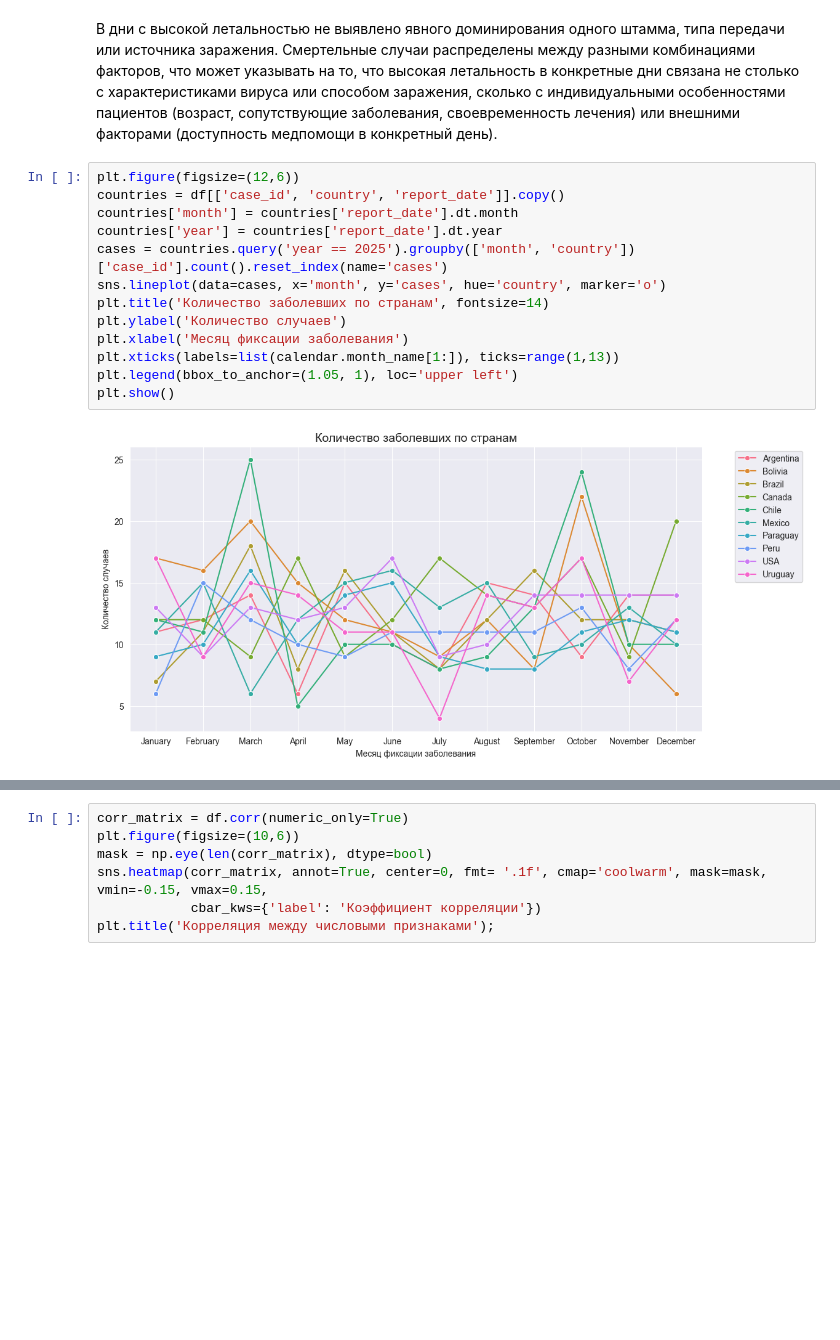
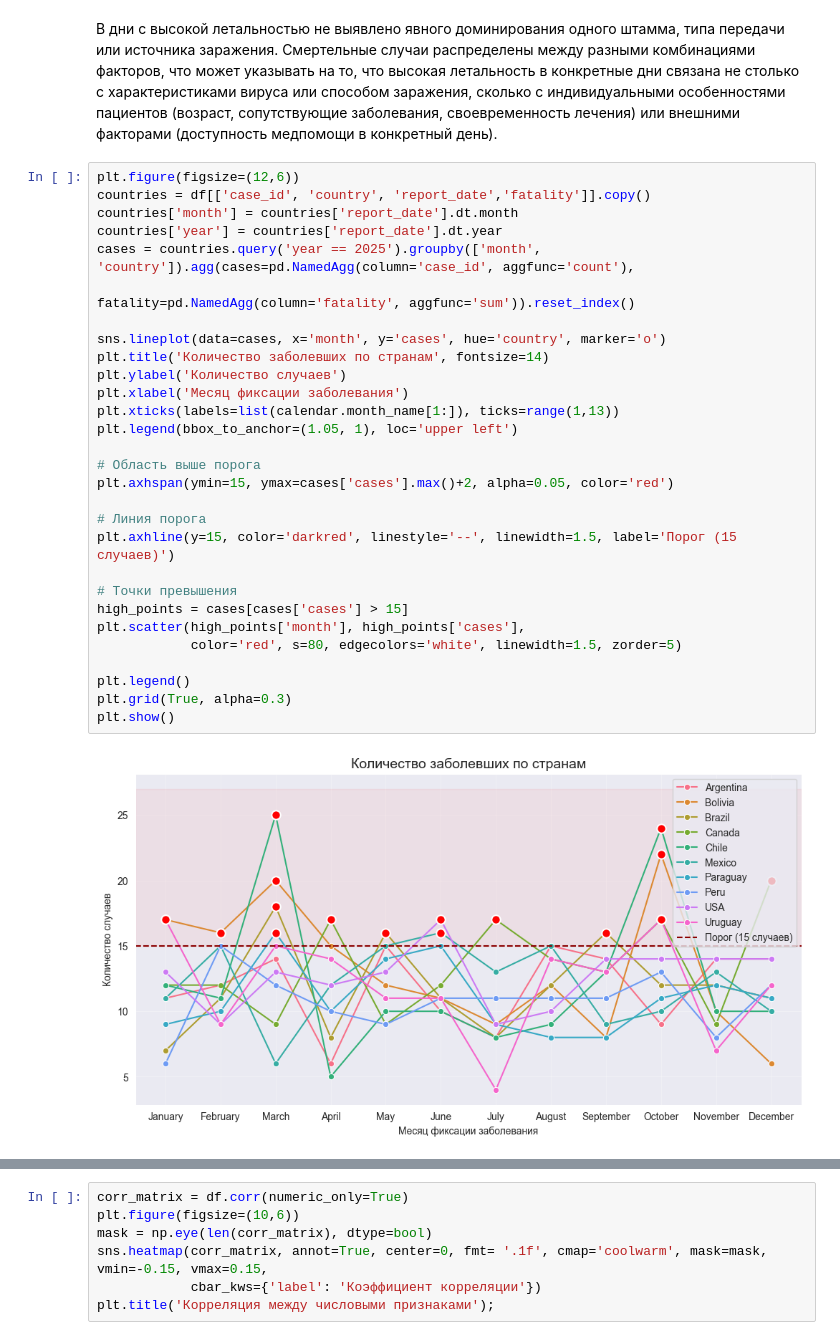
Before and after one commit to MargoUtropova/product_analitics_portfolio, a Jupyter notebook: Hantavirus/notebooks/EDA.ipynb, the cells around one changed output, grey strips where cells are left out. Saved outputs shown, nothing was run; the diff lists cells and outputs as text; blank space fills up the shorter version.

Commit message:
country vs season analysis

```diff
--- a/Hantavirus/notebooks/EDA.ipynb
+++ b/Hantavirus/notebooks/EDA.ipynb
@@ -127,19 +127,35 @@ fatality_cases
 В дни с высокой летальностью не выявлено явного доминирования одного штамма, типа передачи или источника заражения. Смертельные случаи распределены между разными комбинациями факторов, что может указывать на то, что высокая летальность в конкретные дни связана не столько с характеристиками вируса или способом заражения, сколько с индивидуальными особенностями пациентов (возраст, сопутствующие заболевания, своевременность лечения) или внешними факторами (доступность медпомощи в конкретный день).
 # %%
 plt.figure(figsize=(12,6))
-countries = df[['case_id', 'country', 'report_date']].copy()
+countries = df[['case_id', 'country', 'report_date','fatality']].copy()
 countries['month'] = countries['report_date'].dt.month
 countries['year'] = countries['report_date'].dt.year
-cases = countries.query('year == 2025').groupby(['month', 'country'])['case_id'].count().reset_index(name='cases')
+cases = countries.query('year == 2025').groupby(['month', 'country']).agg(cases=pd.NamedAgg(column='case_id', aggfunc='count'),
+                                                                          fatality=pd.NamedAgg(column='fatality', aggfunc='sum')).reset_index()
+
 sns.lineplot(data=cases, x='month', y='cases', hue='country', marker='o')
 plt.title('Количество заболевших по странам', fontsize=14)
 plt.ylabel('Количество случаев')
 plt.xlabel('Месяц фиксации заболевания')
 plt.xticks(labels=list(calendar.month_name[1:]), ticks=range(1,13))
 plt.legend(bbox_to_anchor=(1.05, 1), loc='upper left')
+
+# Область выше порога
+plt.axhspan(ymin=15, ymax=cases['cases'].max()+2, alpha=0.05, color='red')
+
+# Линия порога
+plt.axhline(y=15, color='darkred', linestyle='--', linewidth=1.5, label='Порог (15 случаев)')
+
+# Точки превышения
+high_points = cases[cases['cases'] > 15]
+plt.scatter(high_points['month'], high_points['cases'],
+            color='red', s=80, edgecolors='white', linewidth=1.5, zorder=5)
+
+plt.legend()
+plt.grid(True, alpha=0.3)
 plt.show()
 # %% [output]
-[figure, old version]
+[figure, new version]
 # %%
 cases.sort_values(by='cases', ascending=False)
 # %% [output]
```
Also changed, not shown: parts of 14 cells of this notebook.
